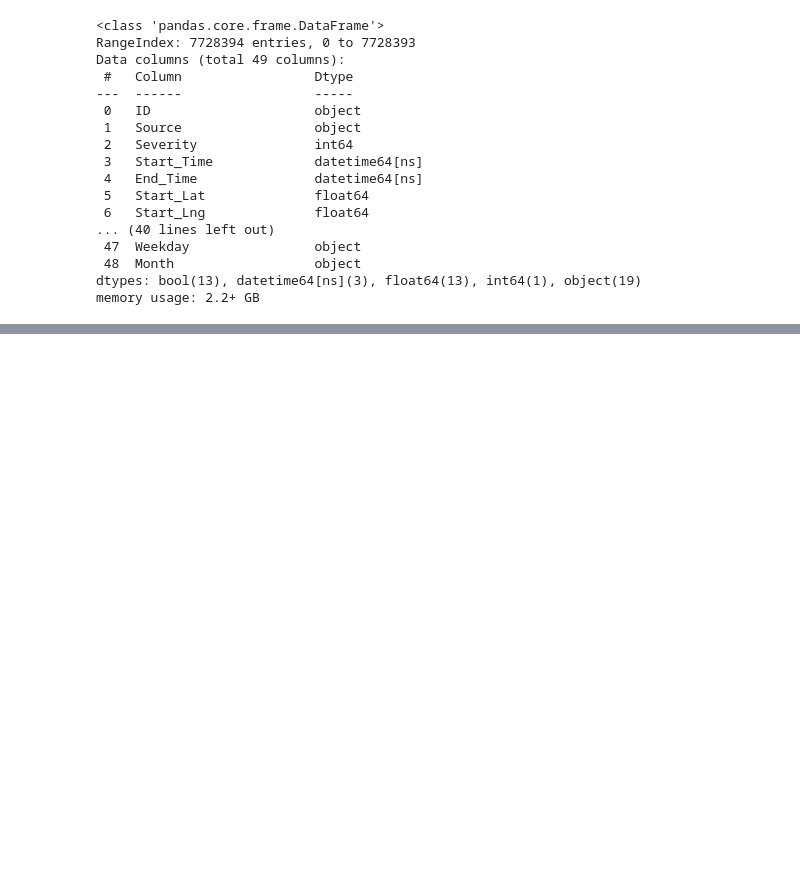
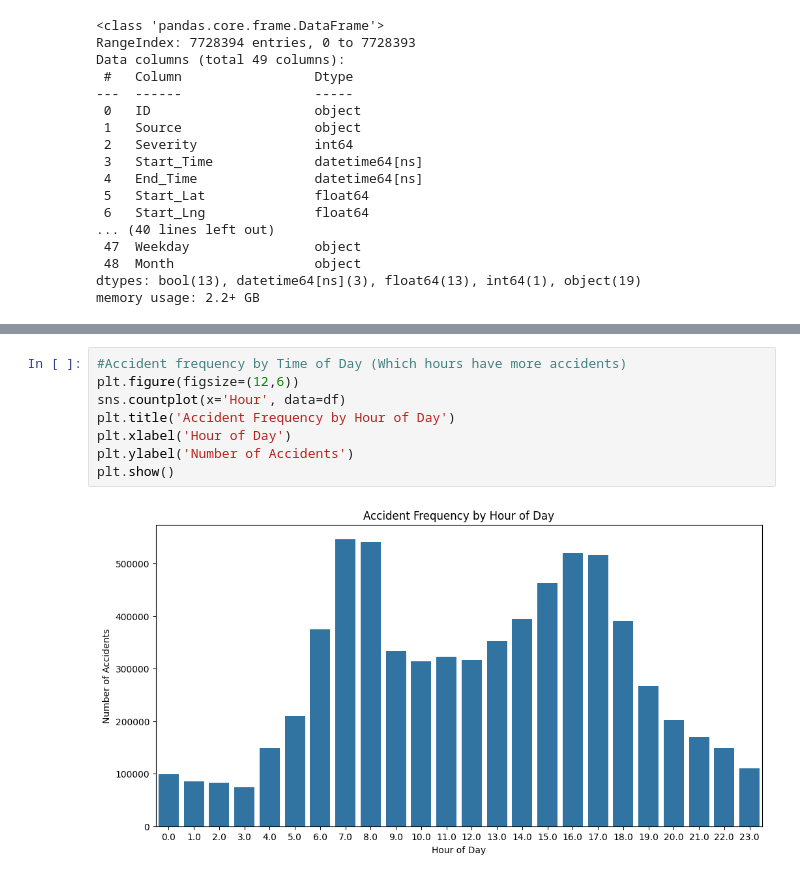
Before and after one commit to chetan-1306/RoadSafe-Analytics, a Jupyter notebook: eda.ipynb, the cells around one changed output, grey strips where cells are left out. Saved outputs shown, nothing was run; the diff lists cells and outputs as text; blank space fills up the shorter version.

```diff
--- a/eda.ipynb
+++ b/eda.ipynb
@@ -182,0 +191,10 @@ for col in num_cols:
+# %%
+#Accident frequency by Time of Day (Which hours have more accidents)
+plt.figure(figsize=(12,6))
+sns.countplot(x='Hour', data=df)
+plt.title('Accident Frequency by Hour of Day')
+plt.xlabel('Hour of Day')
+plt.ylabel('Number of Accidents')
+plt.show()
+# %% [output]
+[figure, added]
```
Also changed, not shown: parts of 19 cells of this notebook, 1 other file.
